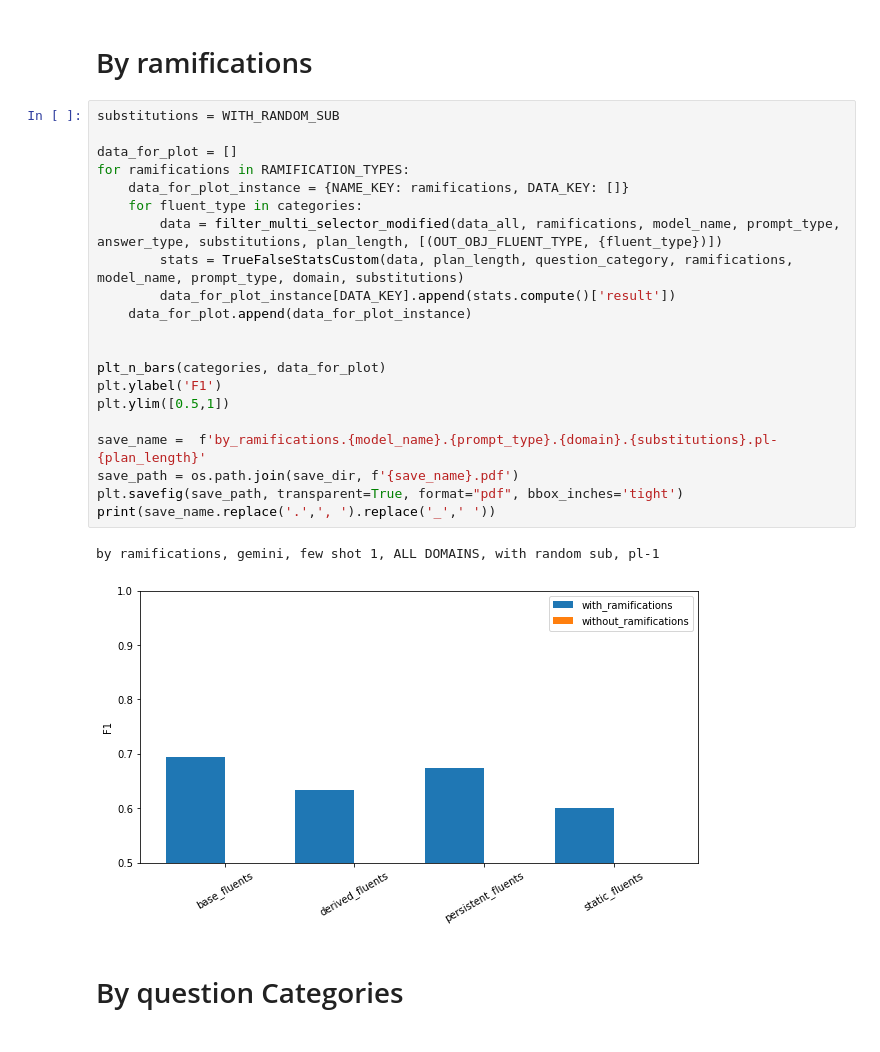
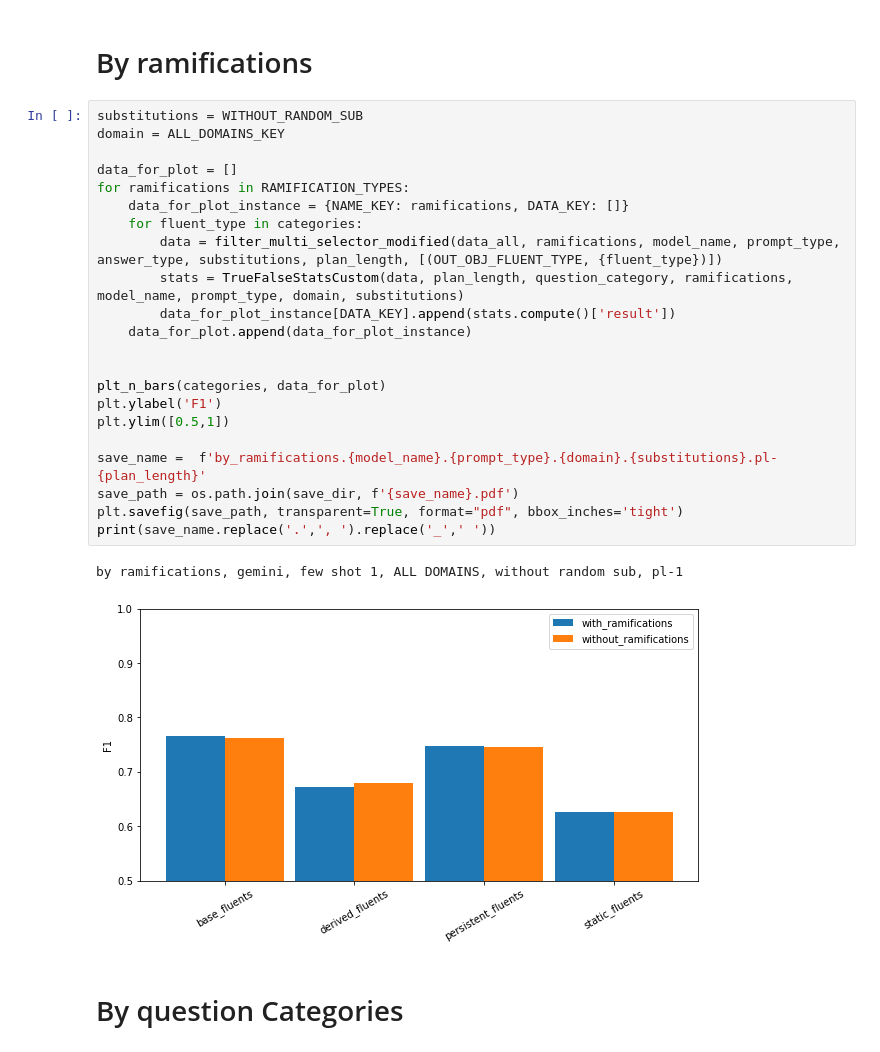
Before and after one commit to izuminka/reasoning_about_actions, a Jupyter notebook: src/analysis/plots/by_fluents.ipynb, the cells around one changed output. Drawn from its saved outputs; the diff is of its cells as text.

```diff
--- a/src/analysis/plots/by_fluents.ipynb
+++ b/src/analysis/plots/by_fluents.ipynb
@@ -30,29 +30,30 @@ os.makedirs(save_dir, exist_ok=True)
 # %% [markdown]
 # By ramifications
 # %%
-substitutions = WITH_RANDOM_SUB
+substitutions = WITHOUT_RANDOM_SUB
+domain = ALL_DOMAINS_KEY
 
 data_for_plot = []
 for ramifications in RAMIFICATION_TYPES:
     data_for_plot_instance = {NAME_KEY: ramifications, DATA_KEY: []}
     for fluent_type in categories:
         data = filter_multi_selector_modified(data_all, ramifications, model_name, prompt_type, answer_type, substitutions, plan_length, [(OUT_OBJ_FLUENT_TYPE, {fluent_type})])
         stats = TrueFalseStatsCustom(data, plan_length, question_category, ramifications, model_name, prompt_type, domain, substitutions)
         data_for_plot_instance[DATA_KEY].append(stats.compute()['result'])
     data_for_plot.append(data_for_plot_instance)
 
 
 plt_n_bars(categories, data_for_plot)
 plt.ylabel('F1')
 plt.ylim([0.5,1])
 
 save_name =  f'by_ramifications.{model_name}.{prompt_type}.{domain}.{substitutions}.pl-{plan_length}'
 save_path = os.path.join(save_dir, f'{save_name}.pdf')
 plt.savefig(save_path, transparent=True, format="pdf", bbox_inches='tight')
 print(save_name.replace('.',', ').replace('_',' '))
 # %% [output]
-by ramifications, gemini, few shot 1, ALL DOMAINS, with random sub, pl-1
+by ramifications, gemini, few shot 1, ALL DOMAINS, without random sub, pl-1
-[figure, old version]
+[figure, new version]
 # %% [markdown]
 # By question Categories
 # %%
```
Also changed, not shown: parts of 2 cells of this notebook.
